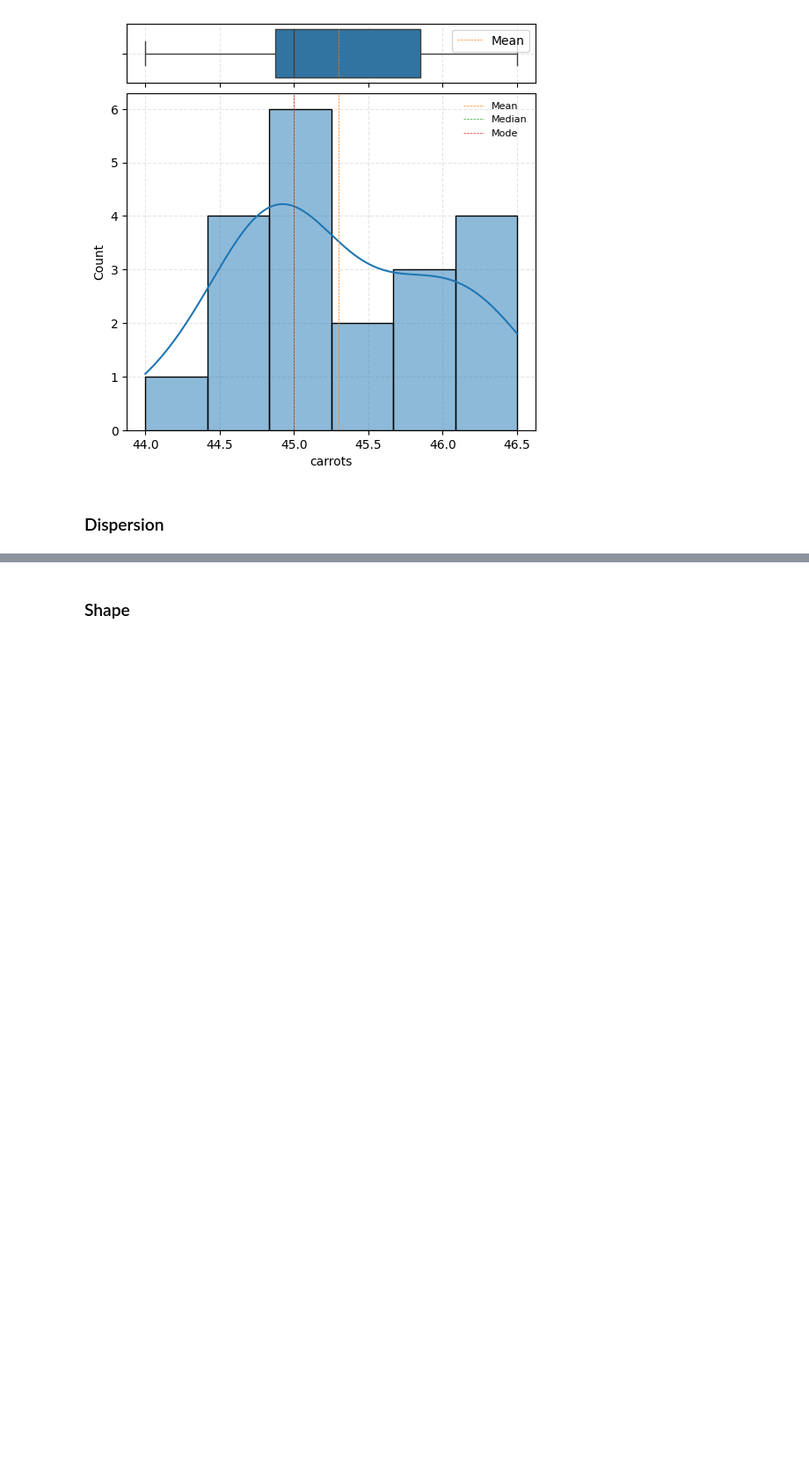
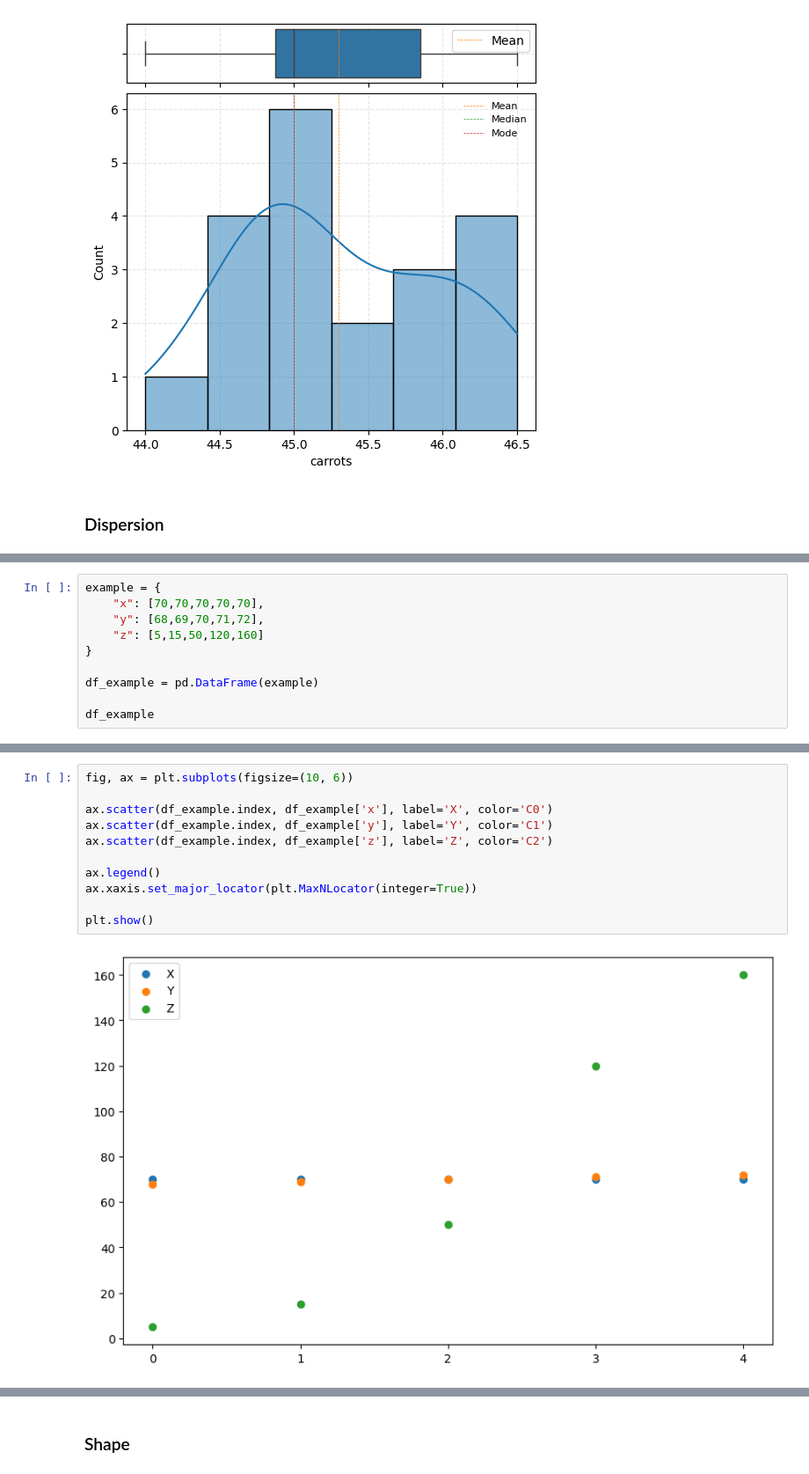
Before and after one commit to ErickVisone/DataScience, a Jupyter notebook: datascience/blood_donors.ipynb, the cells around one changed output, grey strips where cells are left out. Shown at 88% size. Cells and saved outputs as stored; diff of their text form; blank space fills up the shorter version.

```diff
--- a/datascience/blood_donors.ipynb
+++ b/datascience/blood_donors.ipynb
@@ -574,0 +578,10 @@ plt.show()
+# %%
+example = {
+    "x": [70,70,70,70,70],
+    "y": [68,69,70,71,72],
+    "z": [5,15,50,120,160]
+}
+
+df_example = pd.DataFrame(example)
+
+df_example
@@ -574,0 +641,13 @@ plt.show()
+# %%
+fig, ax = plt.subplots(figsize=(10, 6))
+
+ax.scatter(df_example.index, df_example['x'], label='X', color='C0')
+ax.scatter(df_example.index, df_example['y'], label='Y', color='C1')
+ax.scatter(df_example.index, df_example['z'], label='Z', color='C2')
+
+ax.legend()
+ax.xaxis.set_major_locator(plt.MaxNLocator(integer=True))
+
+plt.show()
+# %% [output]
+[figure, added]
```
Also changed, not shown: parts of 13 cells of this notebook.
